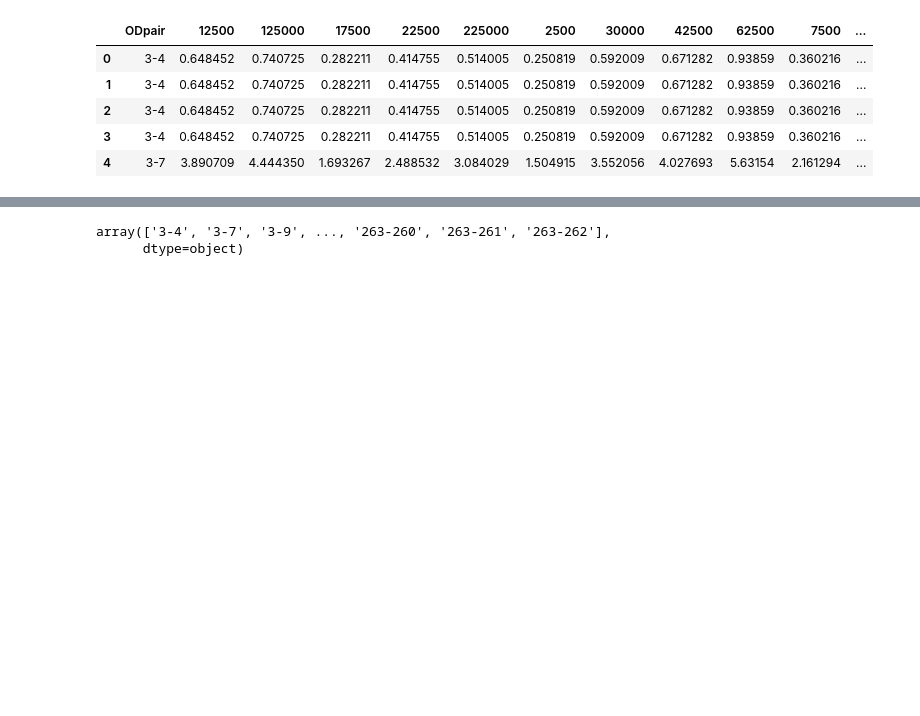
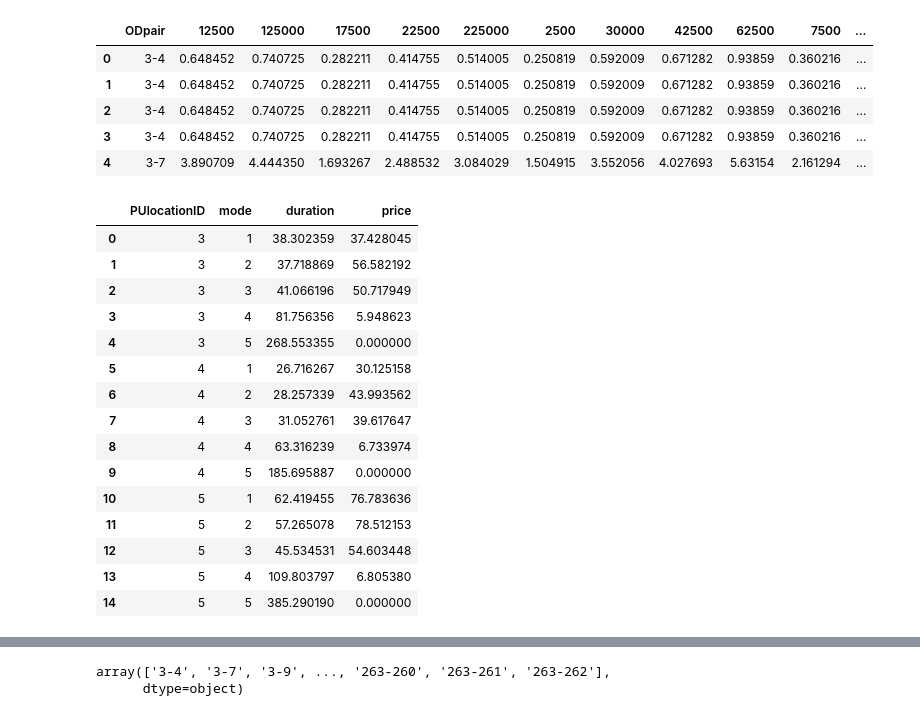
Before and after one commit to Rufei-Sheng/Manhattan-Congestion-Surcharge-Capstone, a Jupyter notebook: modeling/modeling_test.ipynb, the cells around one changed output, grey strips where cells are left out. Saved outputs shown, nothing was run; the diff lists cells and outputs as text; code cells hidden in the pictures; blank space fills up the shorter version.

```diff
--- a/modeling/modeling_test.ipynb
+++ b/modeling/modeling_test.ipynb
@@ -578,0 +591,19 @@ location_list = wages.ODpair.unique()
+# %%
+wages.groupby(['PUlocationID','mode'],as_index=False)['duration','price'].mean().head(15)
+# %% [output]
+|  | PUlocationID | mode | duration | price |
+| 0 | 3 | 1 | 38.302359 | 37.428045 |
+| 1 | 3 | 2 | 37.718869 | 56.582192 |
+| 2 | 3 | 3 | 41.066196 | 50.717949 |
+| 3 | 3 | 4 | 81.756356 | 5.948623 |
+| 4 | 3 | 5 | 268.553355 | 0.000000 |
+| 5 | 4 | 1 | 26.716267 | 30.125158 |
+| 6 | 4 | 2 | 28.257339 | 43.993562 |
+| 7 | 4 | 3 | 31.052761 | 39.617647 |
+| 8 | 4 | 4 | 63.316239 | 6.733974 |
+| 9 | 4 | 5 | 185.695887 | 0.000000 |
+| 10 | 5 | 1 | 62.419455 | 76.783636 |
+| 11 | 5 | 2 | 57.265078 | 78.512153 |
+| 12 | 5 | 3 | 45.534531 | 54.603448 |
+| 13 | 5 | 4 | 109.803797 | 6.805380 |
+| 14 | 5 | 5 | 385.290190 | 0.000000 |
```
Also changed, not shown: parts of 18 cells of this notebook, 2 other files.
